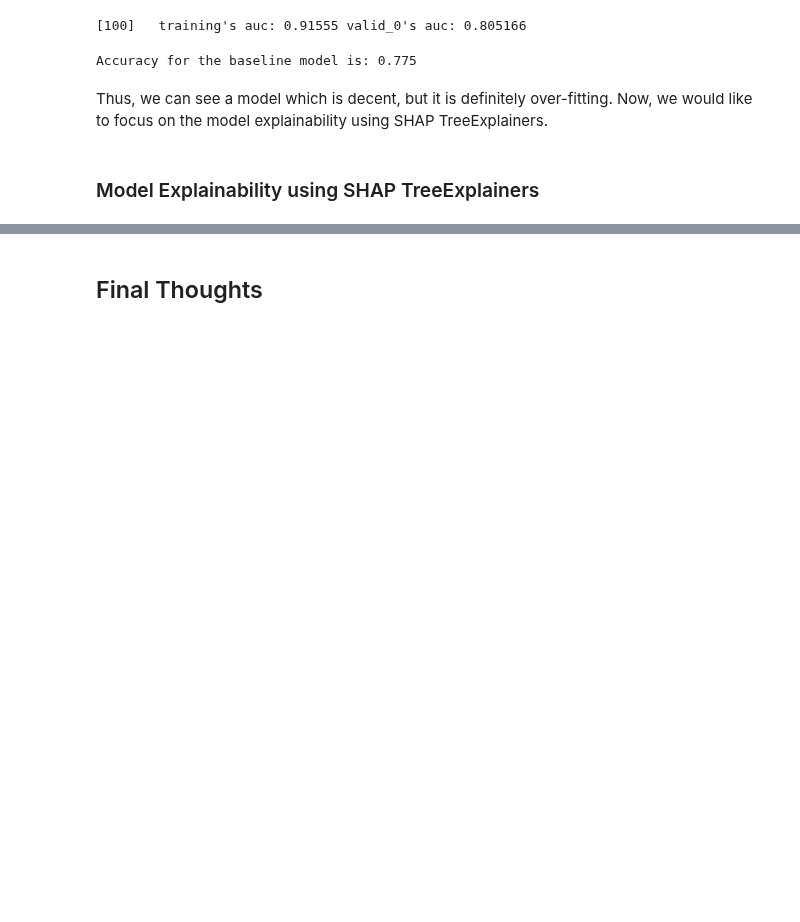
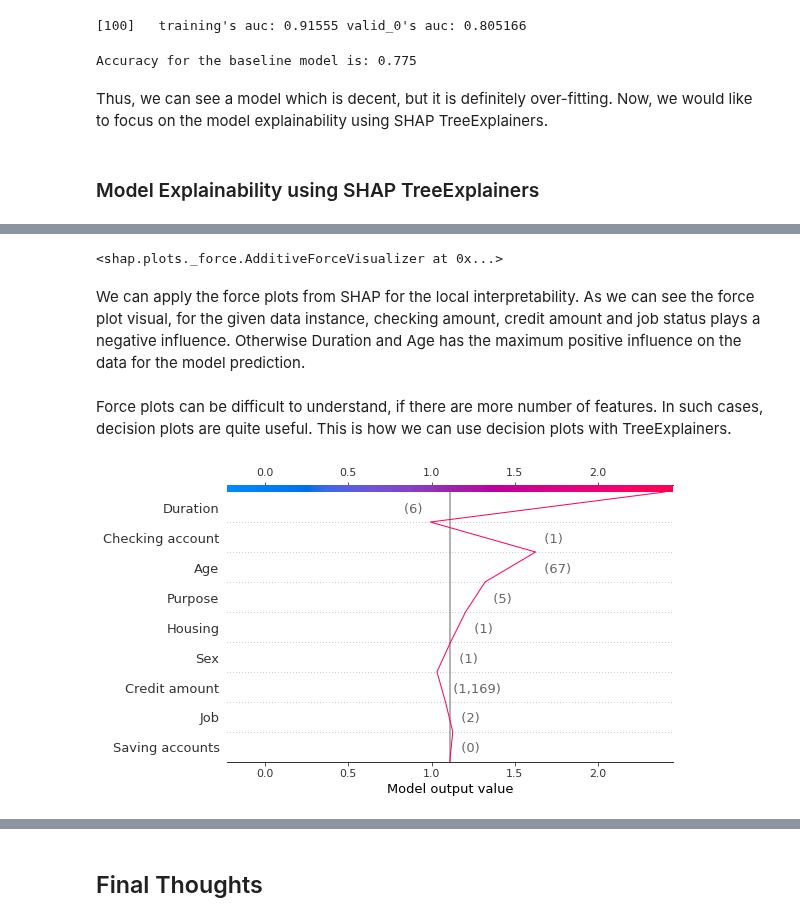
Before and after one commit to PacktPublishing/Applied-Machine-Learning-Explainability-Techniques, a Jupyter notebook: Chapter07/TreeExplainers.ipynb, the cells around one changed output, grey strips where cells are left out. Cells and saved outputs as stored; diff of their text form; code cells hidden in the pictures; blank space fills up the shorter version.

```diff
--- a/Chapter07/TreeExplainers.ipynb
+++ b/Chapter07/TreeExplainers.ipynb
@@ -244,0 +259,13 @@ Thus, we can see a model which is decent, but it is definitely over-fitting. Now
+# %%
+# Local explainability with force plots
+shap.force_plot(explainer.expected_value[1], shap_values[1][0,:], features.iloc[0,:])
+# %% [output]
+<shap.plots._force.AdditiveForceVisualizer at 0x...>
+# %% [markdown]
+We can apply the force plots from SHAP for the local interpretability. As we can see the force plot visual, for the given data instance, checking amount, credit amount and job status plays a negative influence. Otherwise Duration and Age has the maximum positive influence on the data for the model prediction.
+# %% [markdown]
+Force plots can be difficult to understand, if there are more number of features. In such cases, decision plots are quite useful. This is how we can use decision plots with TreeExplainers.
+# %%
+shap.decision_plot(explainer.expected_value[1], shap_values[1][0,:], features.iloc[0,:])
+# %% [output]
+[figure, added]
```
Also changed, not shown: parts of 7 cells of this notebook.
